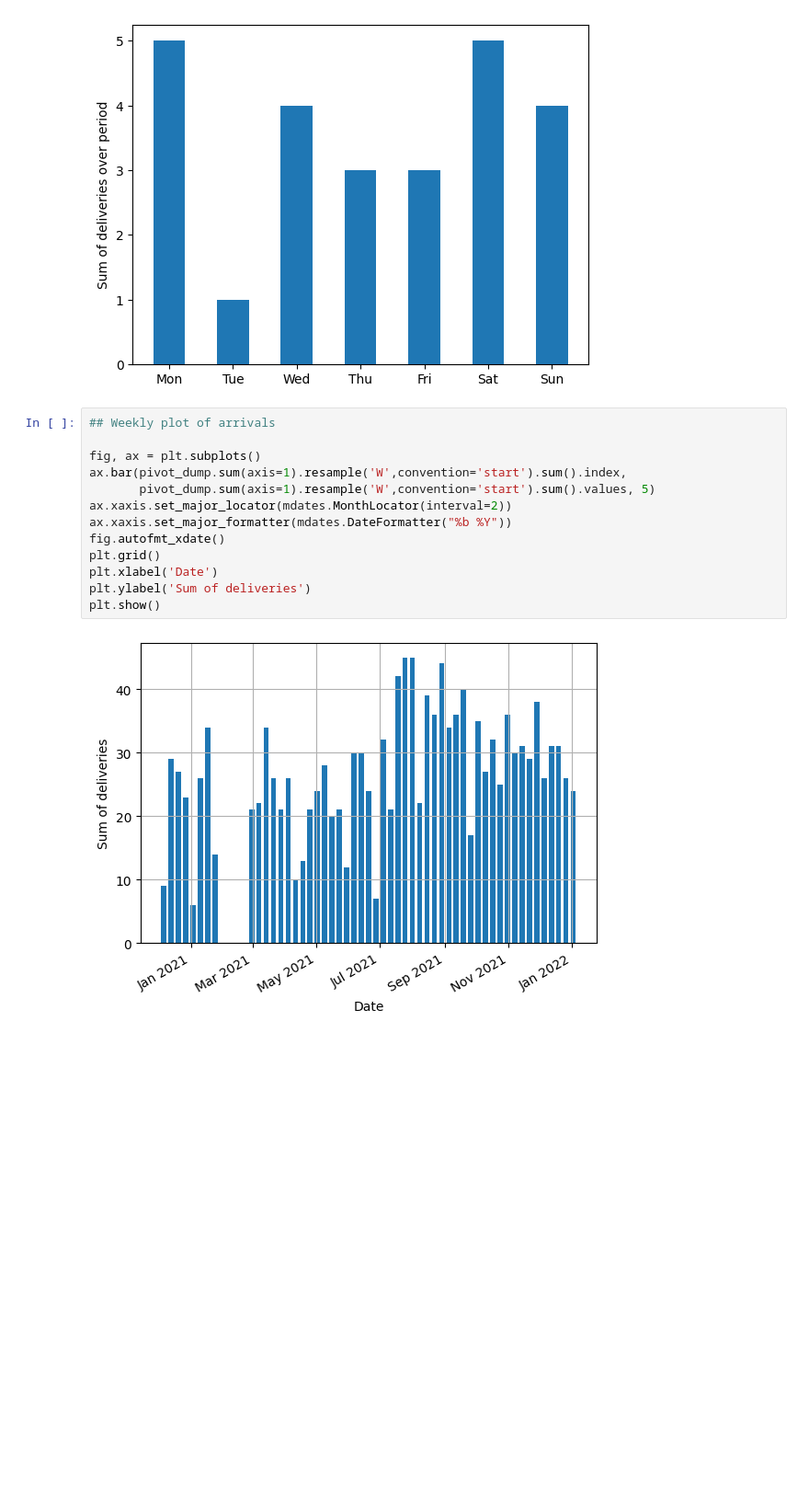
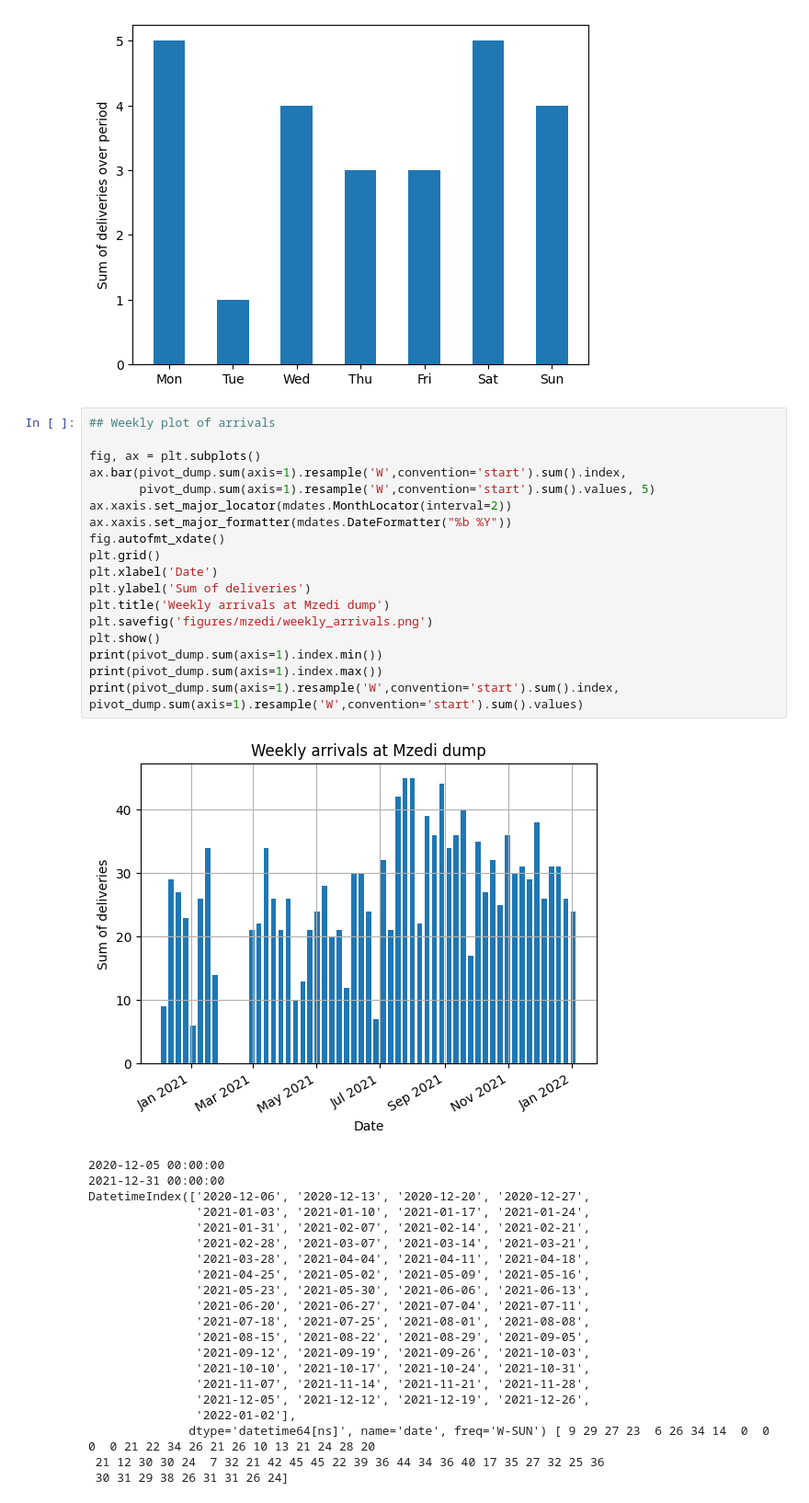
Before and after one commit to Global-Health-Engineering/2022-msc-sem-proj-nseemann, a Jupyter notebook: src/Analysis_jupyter/dump_deliveries_analysis.ipynb, the cells around one changed output. Shown: that part at 92% size. Saved outputs shown, nothing was run; the diff lists cells and outputs as text; blank space fills up the shorter version.

```diff
--- a/src/Analysis_jupyter/dump_deliveries_analysis.ipynb
+++ b/src/Analysis_jupyter/dump_deliveries_analysis.ipynb
@@ -194,15 +228,40 @@ for columns in current_skip_day_cum_joined:
 # %%
 ## Weekly plot of arrivals
 
 fig, ax = plt.subplots()
 ax.bar(pivot_dump.sum(axis=1).resample('W',convention='start').sum().index,
        pivot_dump.sum(axis=1).resample('W',convention='start').sum().values, 5)
 ax.xaxis.set_major_locator(mdates.MonthLocator(interval=2))
 ax.xaxis.set_major_formatter(mdates.DateFormatter("%b %Y"))
 fig.autofmt_xdate()
 plt.grid()
 plt.xlabel('Date')
 plt.ylabel('Sum of deliveries')
+plt.title('Weekly arrivals at Mzedi dump')
+plt.savefig('figures/mzedi/weekly_arrivals.png')
 plt.show()
+print(pivot_dump.sum(axis=1).index.min())
+print(pivot_dump.sum(axis=1).index.max())
+print(pivot_dump.sum(axis=1).resample('W',convention='start').sum().index, pivot_dump.sum(axis=1).resample('W',convention='start').sum().values)
 # %% [output]
-[figure, old version]
+[figure, new version]
+2020-12-05 00:00:00
+2021-12-31 00:00:00
+DatetimeIndex(['2020-12-06', '2020-12-13', '2020-12-20', '2020-12-27',
+               '2021-01-03', '2021-01-10', '2021-01-17', '2021-01-24',
+               '2021-01-31', '2021-02-07', '2021-02-14', '2021-02-21',
+               '2021-02-28', '2021-03-07', '2021-03-14', '2021-03-21',
+               '2021-03-28', '2021-04-04', '2021-04-11', '2021-04-18',
+               '2021-04-25', '2021-05-02', '2021-05-09', '2021-05-16',
+               '2021-05-23', '2021-05-30', '2021-06-06', '2021-06-13',
+               '2021-06-20', '2021-06-27', '2021-07-04', '2021-07-11',
+               '2021-07-18', '2021-07-25', '2021-08-01', '2021-08-08',
+               '2021-08-15', '2021-08-22', '2021-08-29', '2021-09-05',
+               '2021-09-12', '2021-09-19', '2021-09-26', '2021-10-03',
+               '2021-10-10', '2021-10-17', '2021-10-24', '2021-10-31',
+               '2021-11-07', '2021-11-14', '2021-11-21', '2021-11-28',
+               '2021-12-05', '2021-12-12', '2021-12-19', '2021-12-26',
+               '2022-01-02'],
+              dtype='datetime64[ns]', name='date', freq='W-SUN') [ 9 29 27 23  6 26 34 14  0  0  0  0 21 22 34 26 21 26 10 13 21 24 28 20
+ 21 12 30 30 24  7 32 21 42 45 45 22 39 36 44 34 36 40 17 35 27 32 25 36
+ 30 31 29 38 26 31 31 26 24]
```
Also changed, not shown: parts of 5 cells of this notebook, 11 other files.
